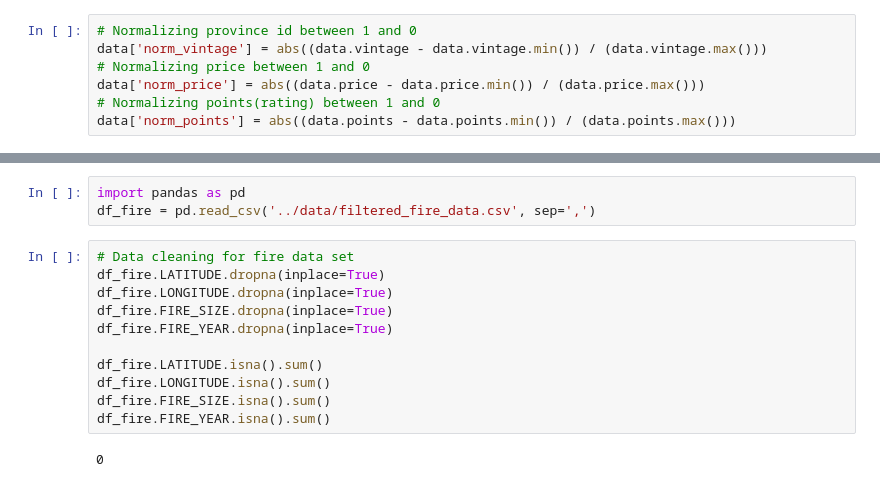
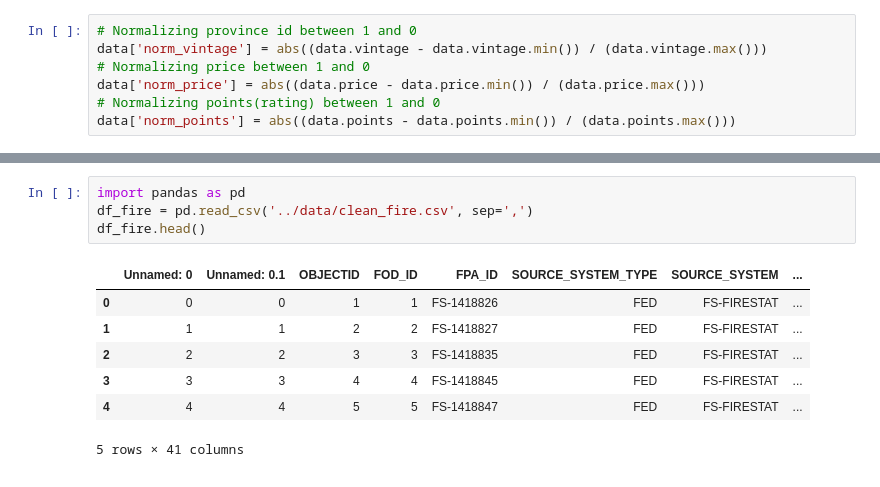
Before and after one commit to jems2019/CMPE257, a Jupyter notebook: Latent_Manifolds_and_Regression/Linear_Regression_and_Latent_Manifolds.ipynb, the cells around one changed output, grey strips where cells are left out. Cells and saved outputs as stored; diff of their text form.

```diff
--- a/Latent_Manifolds_and_Regression/Linear_Regression_and_Latent_Manifolds.ipynb
+++ b/Latent_Manifolds_and_Regression/Linear_Regression_and_Latent_Manifolds.ipynb
@@ -142,16 +142,12 @@ plt.show()
 # %%
 import pandas as pd
-df_fire = pd.read_csv('../data/filtered_fire_data.csv', sep=',')
+df_fire = pd.read_csv('../data/clean_fire.csv', sep=',')
+df_fire.head()
+# %% [output]
+|  | Unnamed: 0 | Unnamed: 0.1 | OBJECTID | FOD_ID | FPA_ID | SOURCE_SYSTEM_TYPE | SOURCE_SYSTEM | ... |
+| 0 | 0 | 0 | 1 | 1 | FS-1418826 | FED | FS-FIRESTAT | ... |
+| 1 | 1 | 1 | 2 | 2 | FS-1418827 | FED | FS-FIRESTAT | ... |
+| 2 | 2 | 2 | 3 | 3 | FS-1418835 | FED | FS-FIRESTAT | ... |
+| 3 | 3 | 3 | 4 | 4 | FS-1418845 | FED | FS-FIRESTAT | ... |
+| 4 | 4 | 4 | 5 | 5 | FS-1418847 | FED | FS-FIRESTAT | ... |
+5 rows × 41 columns
-# %%
-# Data cleaning for fire data set
-df_fire.LATITUDE.dropna(inplace=True)
-df_fire.LONGITUDE.dropna(inplace=True)
-df_fire.FIRE_SIZE.dropna(inplace=True)
-df_fire.FIRE_YEAR.dropna(inplace=True)
-
-df_fire.LATITUDE.isna().sum()
-df_fire.LONGITUDE.isna().sum()
-df_fire.FIRE_SIZE.isna().sum()
-df_fire.FIRE_YEAR.isna().sum()
-# %% [output]
-0
```
Also changed, not shown: parts of 20 cells of this notebook, 2 other files.
